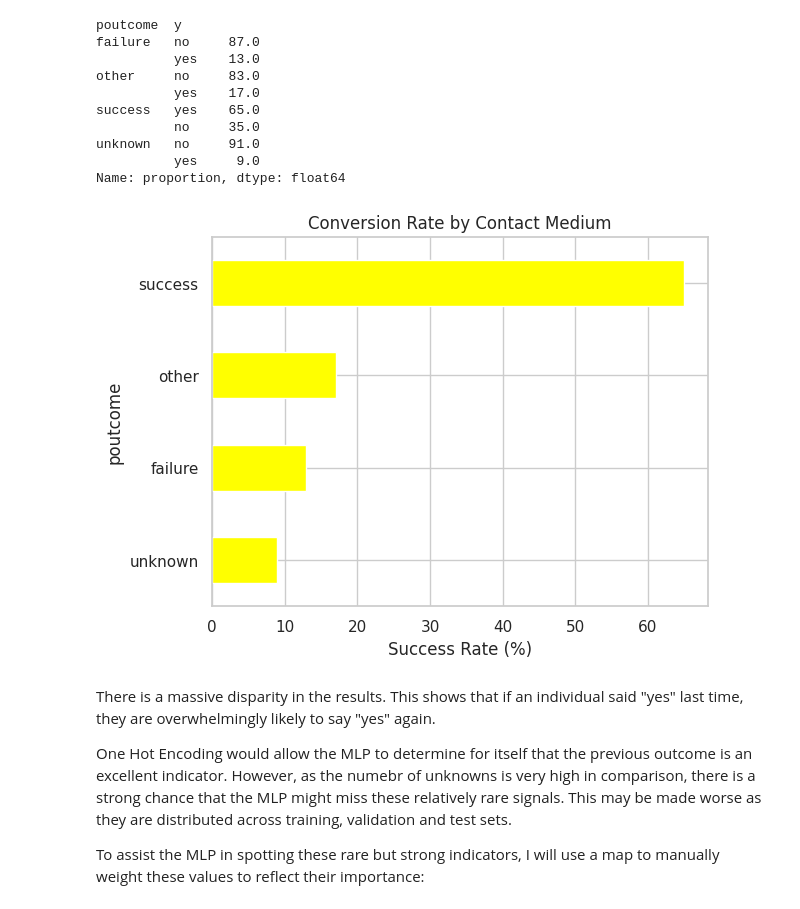
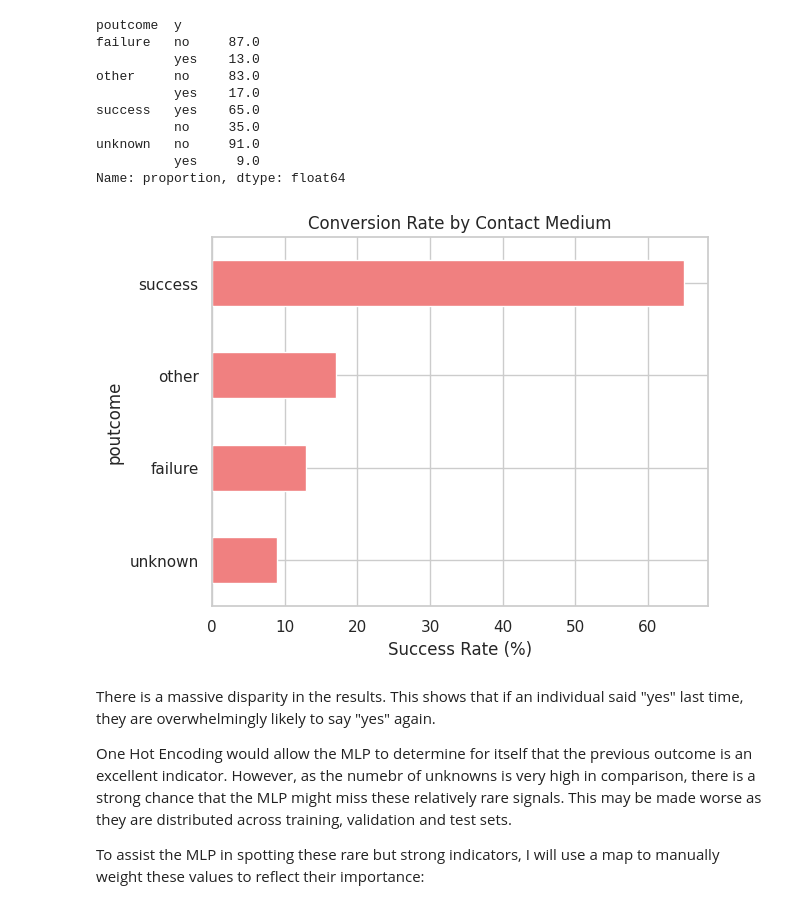
Before and after one commit to daemonchild/cardiffmet-dat6002-artificial-intelligence, a Jupyter notebook: assessment/part_2/1-Data-Preparation.ipynb, the cells around one changed output. Saved outputs shown, nothing was run; the diff lists cells and outputs as text; code cells hidden in the pictures.

```diff
--- a/assessment/part_2/1-Data-Preparation.ipynb
+++ b/assessment/part_2/1-Data-Preparation.ipynb
@@ -839,13 +839,13 @@ Name: proportion, dtype: float64
 # %%
 # Plotting the success rates
 poutcome_plot_data = poutcome_stats.unstack()['yes'].sort_values()
-poutcome_plot_data.plot(kind='barh', color='yellow')
+poutcome_plot_data.plot(kind='barh', color='lightcoral')
 plt.title('Conversion Rate by Contact Medium')
 plt.xlabel('Success Rate (%)')
 plt.savefig('graphs/poutcome_success_rate.png', bbox_inches='tight', dpi=300)
 plt.show()
 # %% [output]
-[figure, old version]
+[figure, new version]
 # %% [markdown]
 There is a massive disparity in the results. This shows that if an individual said "yes" last time, they are overwhelmingly likely to say "yes" again.
 
```
Also changed, not shown: parts of 3 cells of this notebook, 35 other files.
